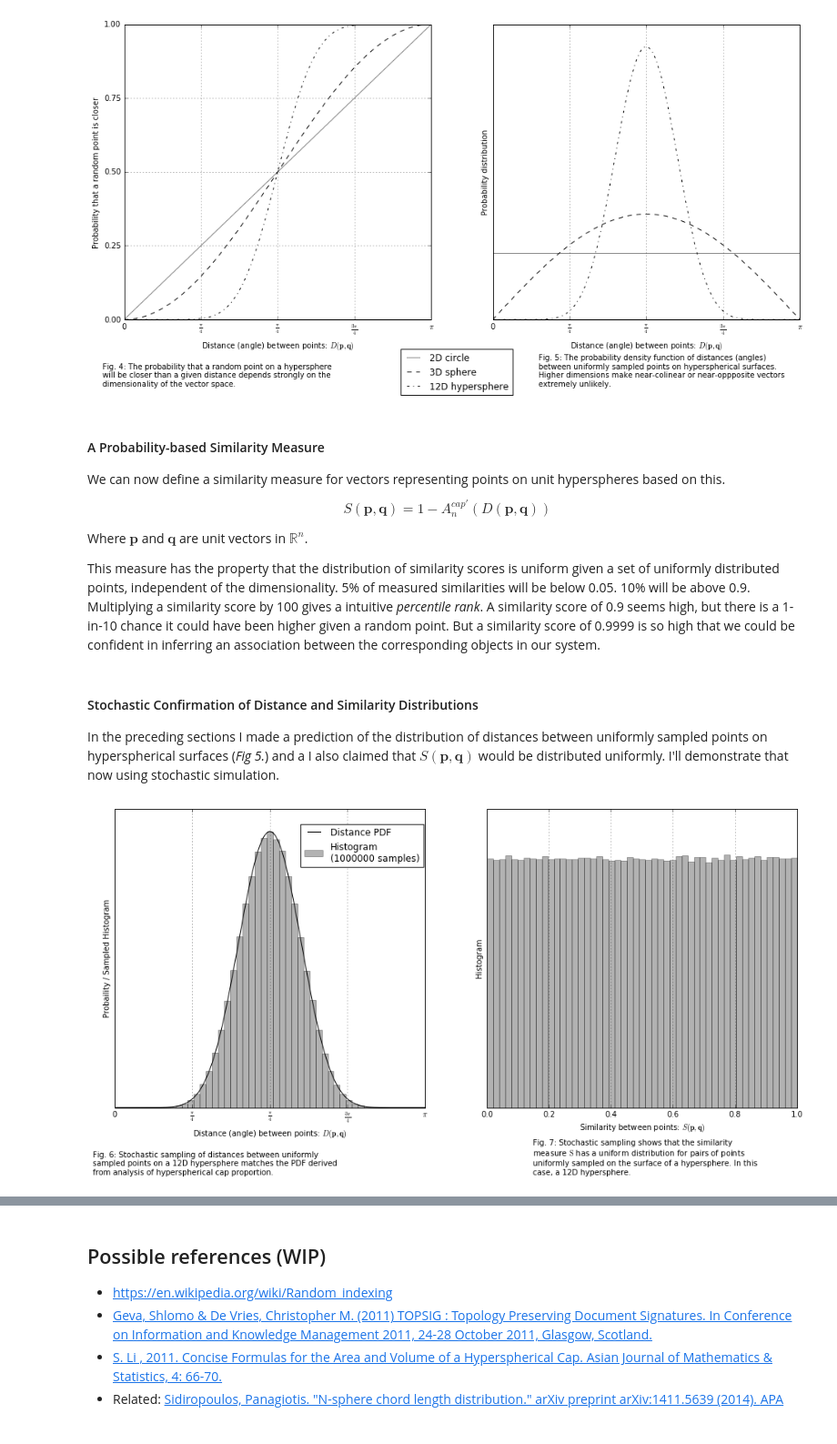
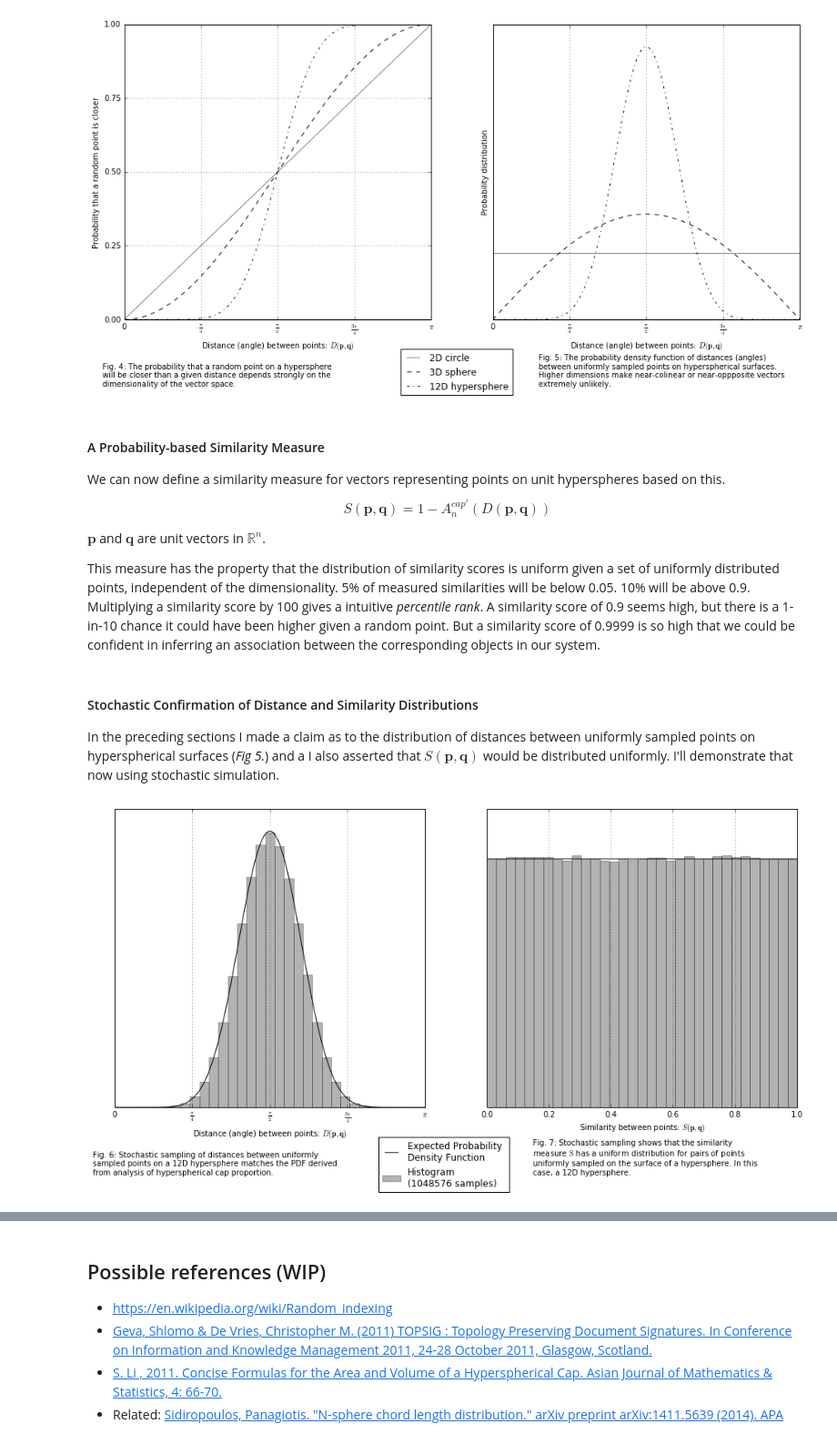
Before and after one commit to sagland/vecassoc, a Jupyter notebook: notebooks/Vector Association.ipynb, the cells around one changed output, grey strips where cells are left out. Shown at 91% size. Drawn from its saved outputs; the diff is of its cells as text; code cells hidden in the pictures.

Commit message:
Filled out the approach section, various edits throughout the paper.

```diff
--- a/notebooks/Vector Association.ipynb
+++ b/notebooks/Vector Association.ipynb
@@ -331,24 +336,26 @@ plt.show()
 
 We can now define a similarity measure for vectors representing points on unit hyperspheres based on this.
 
-$$S(\mathbf{p},\mathbf{q}) = 1 - A_n^{cap'}(D(\mathbf{p},\mathbf{q}))$$
+$$S(\mathbf{p},\mathbf{q}) = 1 - A_n^{cap\prime}(D(\mathbf{p},\mathbf{q}))$$
 
-Where $\mathbf{p}$ and $\mathbf{q}$ are unit vectors in $\mathbb{R}^n$.
+$\mathbf{p}$ and $\mathbf{q}$ are unit vectors in $\mathbb{R}^n$.
 
 This measure has the property that the distribution of similarity scores is uniform given a set of uniformly distributed points, independent of the dimensionality. 5% of measured similarities will be below 0.05. 10% will be above 0.9. Multiplying a similarity score by 100 gives a intuitive *percentile rank*. A similarity score of 0.9 seems high, but there is a 1-in-10 chance it could have been higher given a random point. But a similarity score of 0.9999 is so high that we could be confident in inferring an association between the corresponding objects in our system.
 # %% [markdown]
 #### Stochastic Confirmation of Distance and Similarity Distributions
 
-In the preceding sections I made a prediction of the distribution of distances between uniformly sampled points on hyperspherical surfaces (*Fig 5.*) and a I also claimed that $S(\mathbf{p},\mathbf{q})$ would be distributed uniformly. I'll demonstrate that now using stochastic simulation.
+In the preceding sections I made a claim as to the distribution of distances between uniformly sampled points on hyperspherical surfaces (*Fig 5.*) and a I also asserted that $S(\mathbf{p},\mathbf{q})$ would be distributed uniformly. I'll demonstrate that now using stochastic simulation.
 # %%
+# Here we define functions for computing the distances and similarities
+# between (lists of) pairs of vectors.
 def hs_dot(p1, p2):
-    '''Returns the dot product between two (sets of) hypersphere
+    '''Returns the dot product between two (lists of) hyperspherical
     points.'''
     assert(p1.shape == p2.shape)
     return (p1 * p2).sum(len(p1.shape) - 1)
 
 def hs_angle(p1, p2):
-    '''Returns the angle between two (sets of) hypersphere points.'''
+    '''Returns the angle between two (lists of) hyperspherical points.'''
     return np.arccos(hs_dot(p1, p2))
 
 hs_distance = hs_angle
@@ -357,9 +364,9 @@ HS_CAPP_CACHE_SIZE = 4096
 HS_CAPP_CACHE_INDEX = np.linspace(0, np.pi, HS_CAPP_CACHE_SIZE)
 _hs_capp_cache = {}
 def hs_capp(p1, p2):
-    '''Returns the hyperspherical cap proportional area given an
-    angle. For performance, uses a cached look-up table for each
-    n on demand.'''
+    '''Returns the hyperspherical cap proportional area described by
+    the angle between two (lists of) hyperspherical points.
+    For performance, uses a cached look-up table for each n on demand.'''
     n = p1.shape[-1]
     angles = hs_angle(p1, p2)
     global _hs_capp_cache
@@ -376,8 +383,9 @@ def hs_similarity(p1, p2):
 # %%
 # Generate two lists of 12D vectors, and measure their
 # pairwise distances and similarities.
-NSAMPLES = 1000000
-NBUCKETS = 51
+NSAMPLES = 2**20
+NBUCKETS = 2**5 + 1
+SPB = float(NSAMPLES) / NBUCKETS
 ps = hs_sample(NSAMPLES, 12)
 qs = hs_sample(NSAMPLES, 12)
 d_tallies, dists = np.histogram(hs_distance(ps, qs), NBUCKETS, (0, np.pi))
@@ -387,40 +395,39 @@ s_tallies, sims = np.histogram(hs_similarity(ps, qs), NBUCKETS, (0, 1))
 fig = plt.figure(figsize=(16,7))
 ax1 = fig.add_subplot(121)
 
-ax1.plot(a, pdf12, color='k', linestyle='-', label='Distance PDF')
+ax1.plot(a, pdf12, color='k', linestyle='-', label='Expected Probability \nDensity Function')
 ax1.bar(dists[:-1],
-        d_tallies / (np.pi * float(NSAMPLES / NBUCKETS)),
+        d_tallies / (np.pi * SPB),
         color='k', alpha=0.3, width=np.pi / NBUCKETS,
         label="Histogram\n(%d samples)" % NSAMPLES)
 ax1.grid()
 ax1.set_xticks([0, np.pi/4, np.pi/2, 3*np.pi/4, np.pi])
-ax1.set_xticklabels(['0', '$\\frac{\\pi}{4}$','$\\frac{\\pi}{4}$','$\\frac{3\\pi}{4}$','$\\pi$'])
+ax1.set_xticklabels(['0', '$\\frac{\\pi}{4}$','$\\frac{\\pi}{2}$','$\\frac{3\\pi}{4}$','$\\pi$'])
 ax1.set_xlim((0, np.pi))
 ax1.set_xlabel('Distance (angle) between points: $D(\\mathbf{p},\\mathbf{q})$')
 ax1.set_yticks([])
 ax1.tick_params(axis='y', which='both', left='off', labelleft='off')
-ax1.set_ylabel('Probaility / Sampled Histogram')
 fig.text(0.1,-0.05, 'Fig. 6: Stochastic sampling of distances between uniformly\n'
                     'sampled points on a 12D hypersphere matches the PDF derived\n'
                     'from analysis of hyperspherical cap proportion.')
-plt.legend(bbox_to_anchor=(0.6, 0.95), loc=2, borderaxespad=0.0)
+plt.legend(bbox_to_anchor=(0.85, -0.1), loc=2, borderaxespad=0.0)
 
+# Plot the sampled similarities to show a uniform distribution.
 ax2 = fig.add_subplot(122)
+ax2.plot([0,1], [1, 1], color='k', linestyle='-')
 ax2.bar(sims[:-1],
-        s_tallies / float(NSAMPLES / NBUCKETS),
-        color='k', alpha=0.3, width=1.0 / NBUCKETS,
-        label="Similarity Histogram\n(%d samples)" % NSAMPLES)
+        s_tallies / SPB,
+        color='k', alpha=0.3, width=1.0 / NBUCKETS)
 plt.grid()
 ax2.set_xlim((0, 1))
 ax2.set_yticks([])
 ax2.set_xlabel('Similarity between points: $S(\\mathbf{p},\\mathbf{q})$')
 ax2.tick_params(axis='y', which='both', left='off', labelleft='off')
-ax2.set_ylabel('Histogram')
 fig.text(0.6,-0.05, 'Fig. 7: Stochastic sampling shows that the similarity\n'
                     'measure $\\mathrm{S}$ has a uniform distribution for pairs of points\n'
                     'uniformly sampled on the surface of a hypersphere. In this\n'
                     'case, a 12D hypersphere.')
 
 plt.show()
 # %% [output]
-[figure, old version]
+[figure, new version]
```
Also changed, not shown: parts of 21 cells of this notebook.
